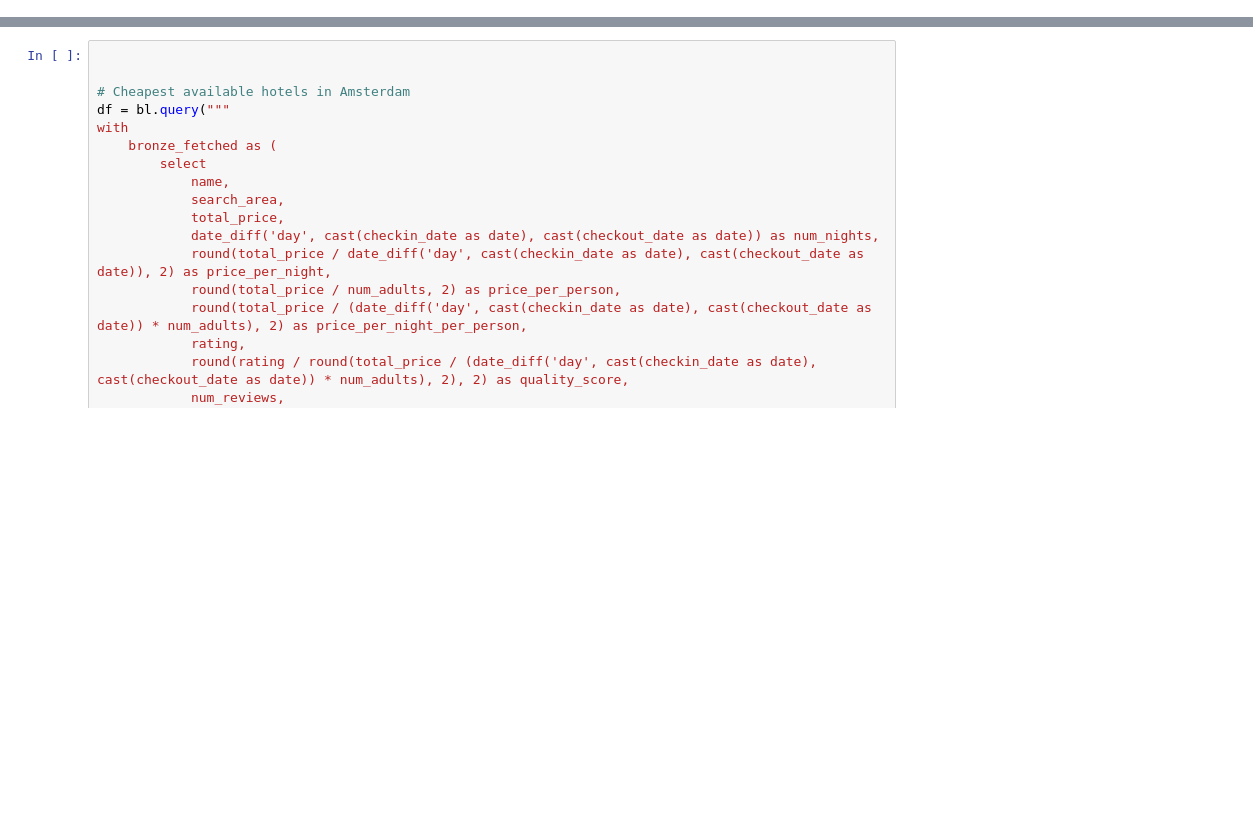
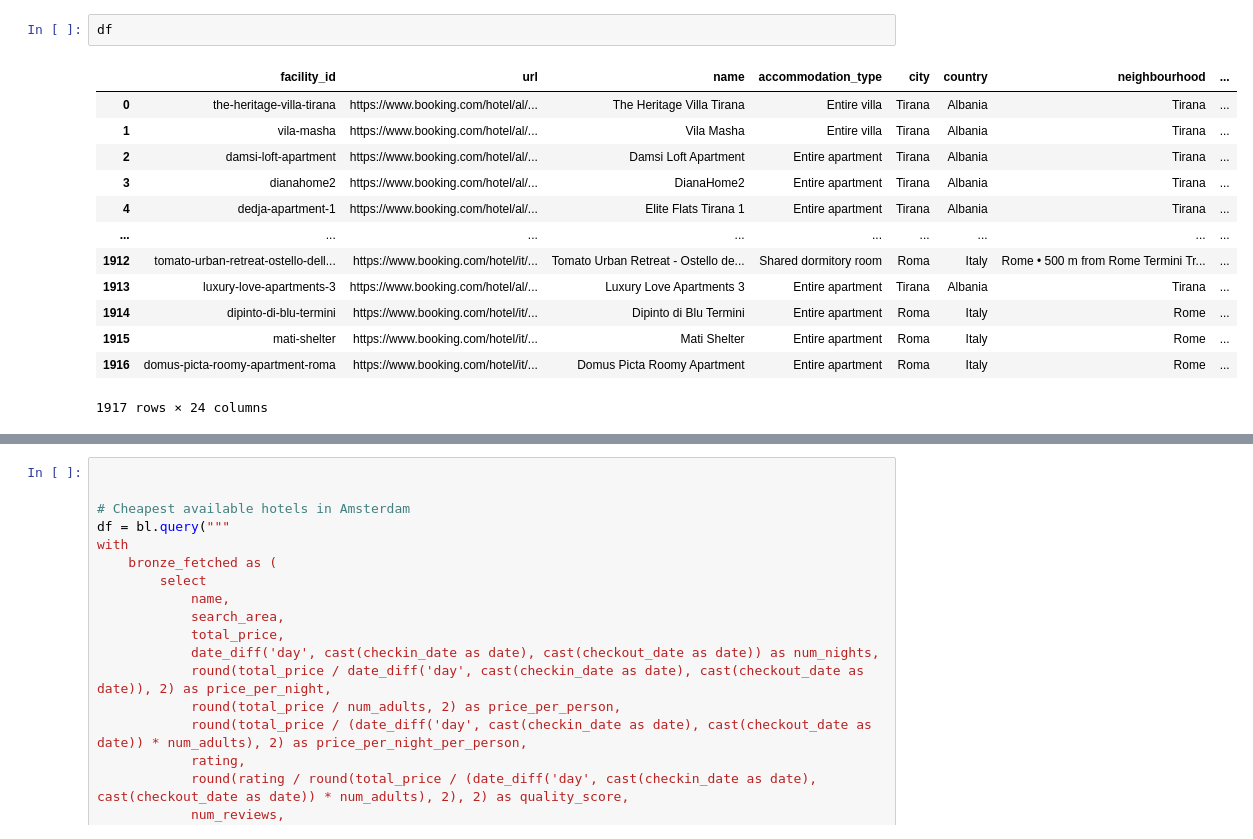
Before and after one commit to pao800a/Bookinz, a Jupyter notebook: explore.ipynb, the cells around one changed output, grey strips where cells are left out. Saved outputs shown, nothing was run; the diff lists cells and outputs as text; blank space fills up the shorter version.

```diff
--- a/explore.ipynb
+++ b/explore.ipynb
@@ -3,0 +13,16 @@ bl = BronzeLayer("data")
+# %%
+df
+# %% [output]
+|  | facility_id | url | name | accommodation_type | city | country | neighbourhood | ... |
+| 0 | the-heritage-villa-tirana | https://www.booking.com/hotel/al/... | The Heritage Villa Tirana | Entire villa | Tirana | Albania | Tirana | ... |
+| 1 | vila-masha | https://www.booking.com/hotel/al/... | Vila Masha | Entire villa | Tirana | Albania | Tirana | ... |
+| 2 | damsi-loft-apartment | https://www.booking.com/hotel/al/... | Damsi Loft Apartment | Entire apartment | Tirana | Albania | Tirana | ... |
+| 3 | dianahome2 | https://www.booking.com/hotel/al/... | DianaHome2 | Entire apartment | Tirana | Albania | Tirana | ... |
+| 4 | dedja-apartment-1 | https://www.booking.com/hotel/al/... | Elite Flats Tirana 1 | Entire apartment | Tirana | Albania | Tirana | ... |
+| ... | ... | ... | ... | ... | ... | ... | ... | ... |
+| 1912 | tomato-urban-retreat-ostello-dell... | https://www.booking.com/hotel/it/... | Tomato Urban Retreat - Ostello de... | Shared dormitory room | Roma | Italy | Rome • 500 m from Rome Termini Tr... | ... |
+| 1913 | luxury-love-apartments-3 | https://www.booking.com/hotel/al/... | Luxury Love Apartments 3 | Entire apartment | Tirana | Albania | Tirana | ... |
+| 1914 | dipinto-di-blu-termini | https://www.booking.com/hotel/it/... | Dipinto di Blu Termini | Entire apartment | Roma | Italy | Rome | ... |
+| 1915 | mati-shelter | https://www.booking.com/hotel/it/... | Mati Shelter | Entire apartment | Roma | Italy | Rome | ... |
+| 1916 | domus-picta-roomy-apartment-roma | https://www.booking.com/hotel/it/... | Domus Picta Roomy Apartment | Entire apartment | Roma | Italy | Rome | ... |
+1917 rows × 24 columns
```
Also changed, not shown: parts of 5 cells of this notebook, 44 other files.
